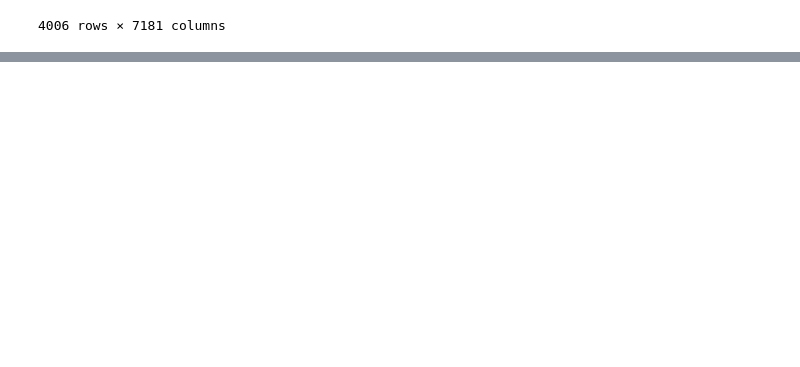
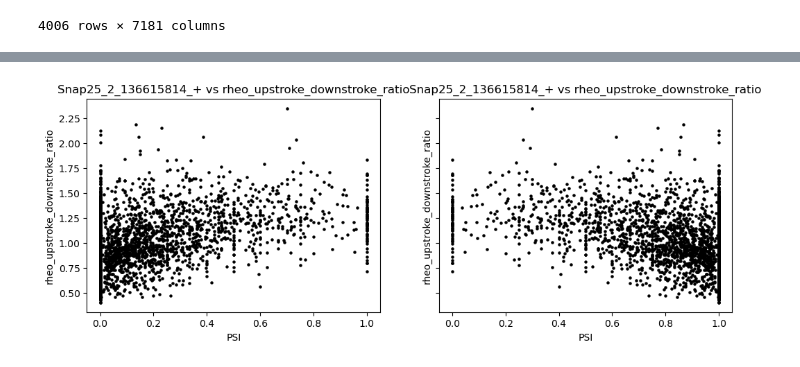
Before and after one commit to nuoxuxu/patch_seq_spl, a Jupyter notebook: notebooks/individual_events.ipynb, the cells around one changed output, grey strips where cells are left out. Drawn from its saved outputs; the diff is of its cells as text; code cells hidden in the pictures; blank space fills up the shorter version.

```diff
--- a/notebooks/individual_events.ipynb
+++ b/notebooks/individual_events.ipynb
@@ -297,0 +327,2 @@ adata.obsm["predictors"]
+# %%
+sig_intron_attr = adata.var.set_index("intron_group")
@@ -297,0 +331,4 @@ adata.obsm["predictors"]
+# %%
+adata.plot_SJ_prop_sc("Snap25_2_136615814_+", "rheo_upstroke_downstroke_ratio", False)
+# %% [output]
+[figure, added]
```
Also changed, not shown: parts of 10 cells of this notebook.
